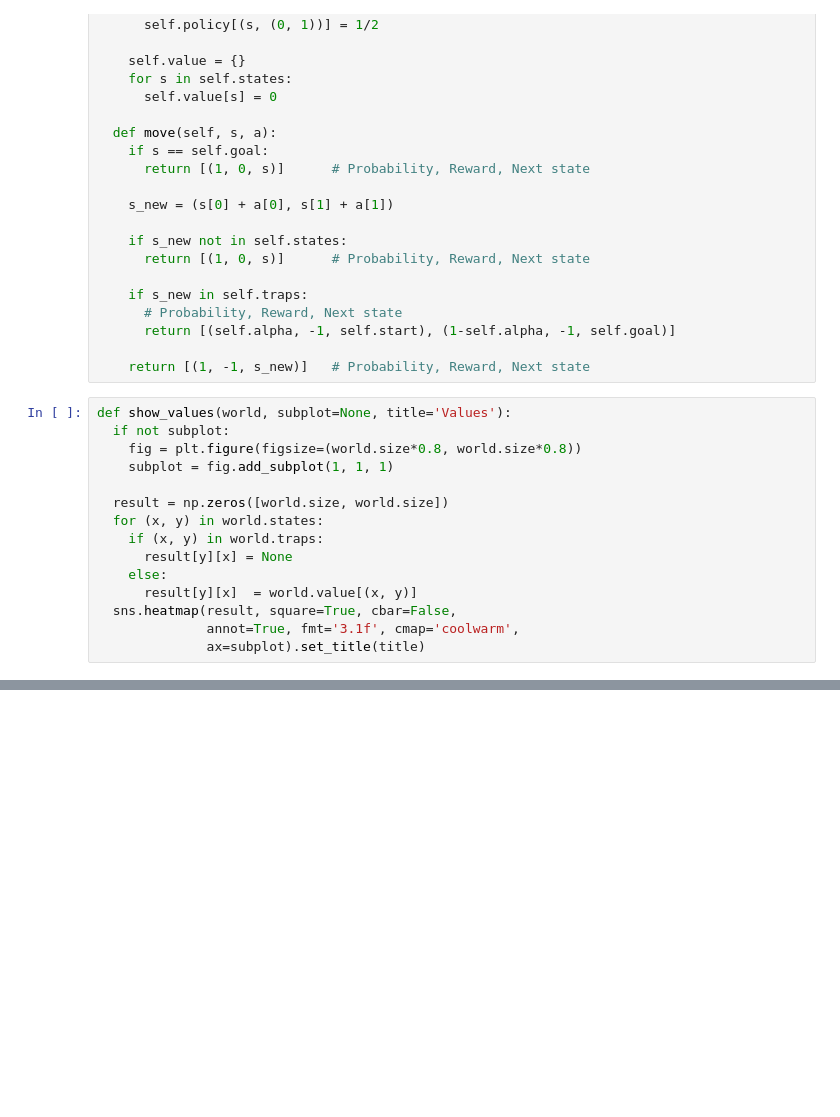
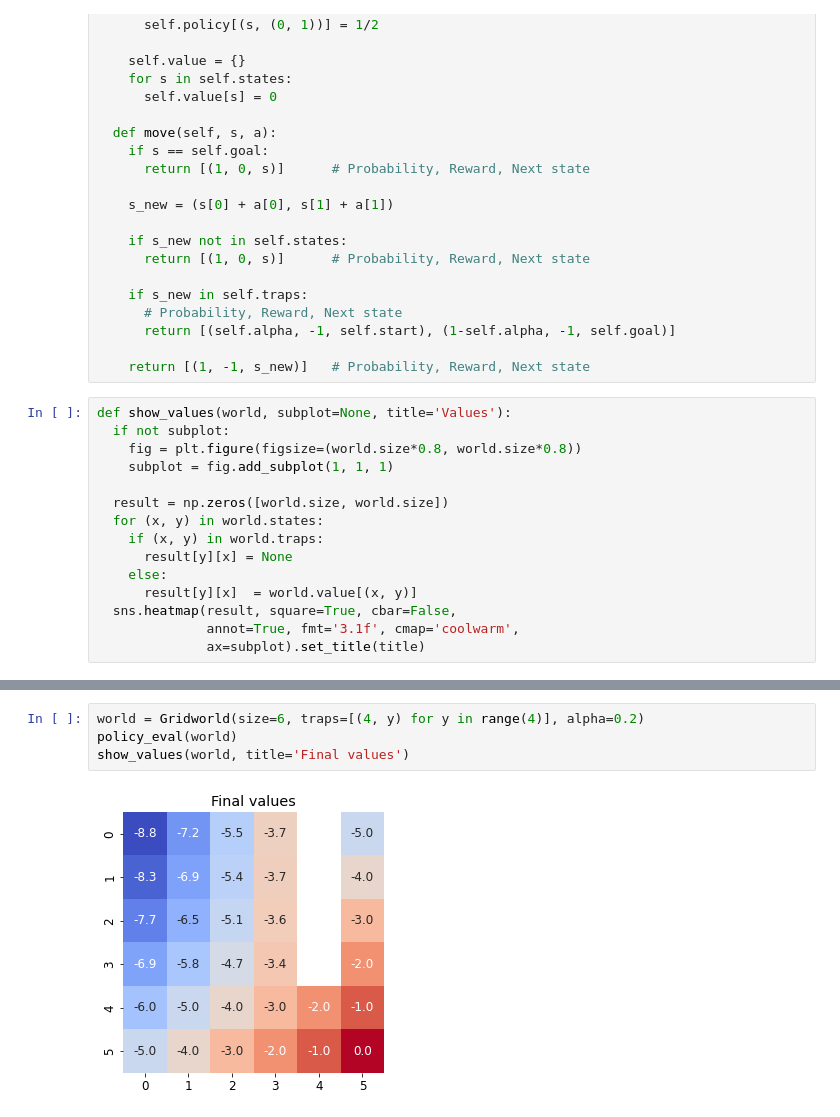
Before and after one commit to ryomakato/ML, a Jupyter notebook: agent/policy_evaluation3.ipynb, the cells around one changed output, grey strips where cells are left out. Drawn from its saved outputs; the diff is of its cells as text; blank space fills up the shorter version.

```diff
--- a/agent/policy_evaluation3.ipynb
+++ b/agent/policy_evaluation3.ipynb
@@ -58,0 +80,6 @@ def show_values(world, subplot=None, title='Values'):
+# %%
+world = Gridworld(size=6, traps=[(4, y) for y in range(4)], alpha=0.2)
+policy_eval(world)
+show_values(world, title='Final values')
+# %% [output]
+[figure, added]
```
Also changed, not shown: parts of 2 cells of this notebook.
